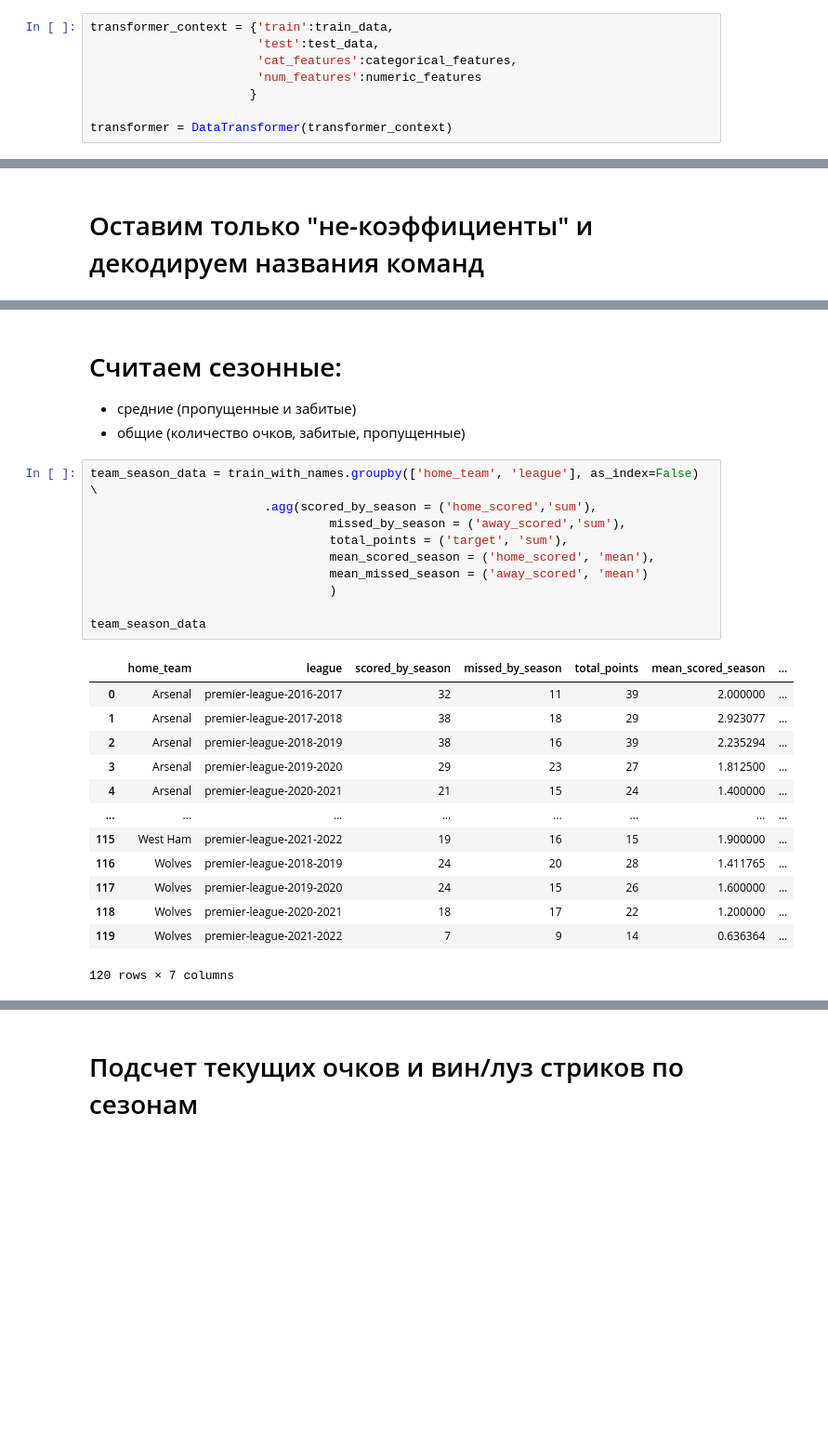
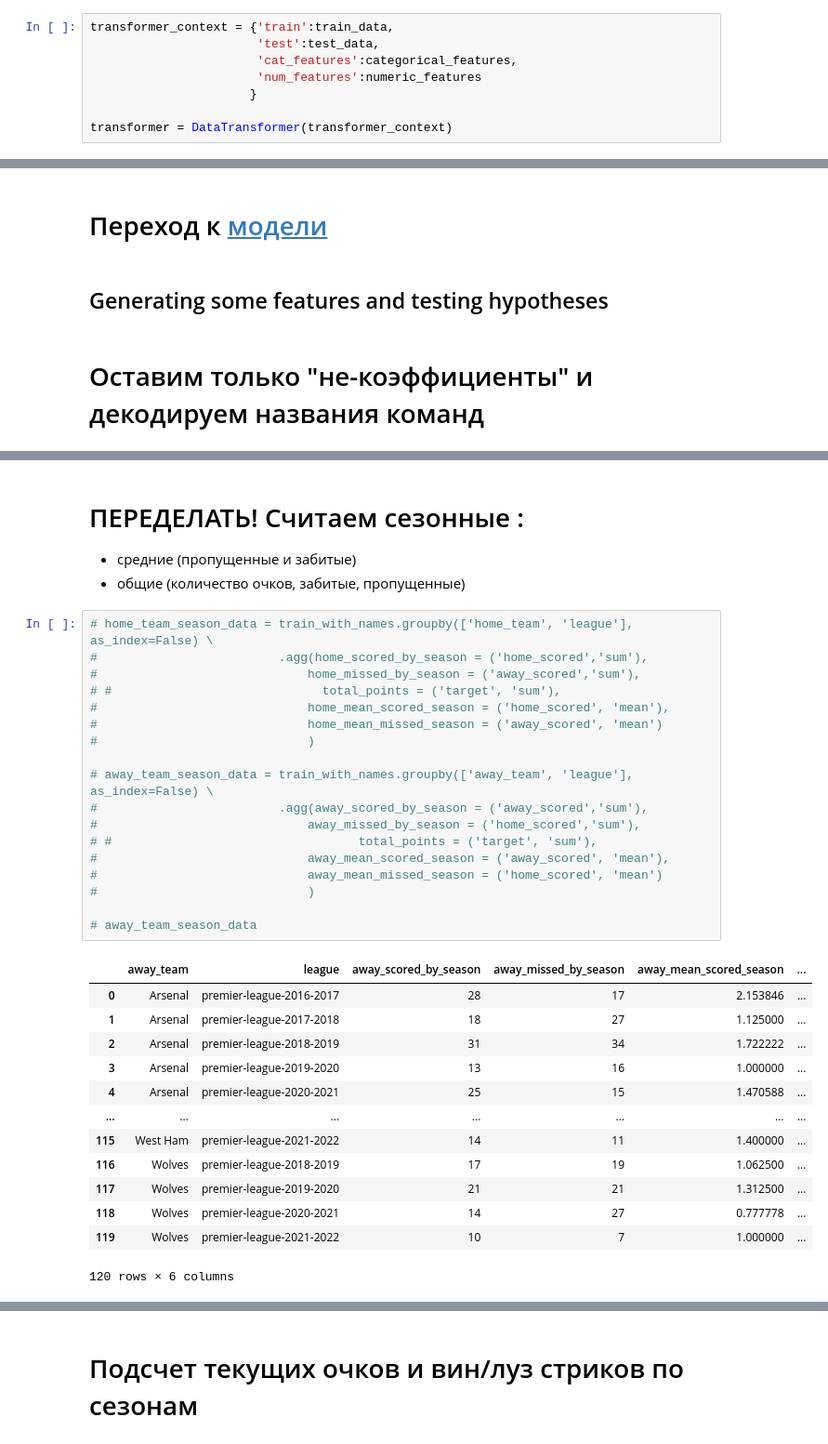
Before and after one commit to macroslav/bets-model, a Jupyter notebook: Bets pipeline.ipynb, the cells around one changed output, grey strips where cells are left out. Shown: that part at 93% size. Cells and saved outputs as stored; diff of their text form; blank space fills up the shorter version.

```diff
--- a/Bets pipeline.ipynb
+++ b/Bets pipeline.ipynb
@@ -87,3 +196,7 @@ test.head()
+# %% [markdown]
+# Переход к [модели](#model)
+# %% [markdown]
+## Generating some features and testing hypotheses
 # %% [markdown]
 # Оставим только "не-коэффициенты" и декодируем названия команд
 # %%
@@ -112,30 +225,38 @@ train_with_names.head()
 | 6 | 2016-09-24 | 14:00 | Saturday | premier-league-2016-2017 | Swansea | Manchester City | 1 | 3 | 0 |
 | 190 | 2016-09-24 | 14:00 | Saturday | premier-league-2016-2017 | Bournemouth | Everton | 1 | 0 | 3 |
 # %% [markdown]
-# Считаем сезонные:
+# ПЕРЕДЕЛАТЬ! Считаем сезонные :
 - средние (пропущенные и забитые)
 - общие (количество очков, забитые, пропущенные)
 # %%
-team_season_data = train_with_names.groupby(['home_team', 'league'], as_index=False) \
-                        .agg(scored_by_season = ('home_scored','sum'),
-                                 missed_by_season = ('away_scored','sum'),
-                                 total_points = ('target', 'sum'),
-                                 mean_scored_season = ('home_scored', 'mean'),
-                                 mean_missed_season = ('away_scored', 'mean')
-                                 )
+# home_team_season_data = train_with_names.groupby(['home_team', 'league'], as_index=False) \
+#                         .agg(home_scored_by_season = ('home_scored','sum'),
+#                             home_missed_by_season = ('away_scored','sum'),
+# #                             total_points = ('target', 'sum'),
+#                             home_mean_scored_season = ('home_scored', 'mean'),
+#                             home_mean_missed_season = ('away_scored', 'mean')
+#                             )
 
-team_season_data
+# away_team_season_data = train_with_names.groupby(['away_team', 'league'], as_index=False) \
+#                         .agg(away_scored_by_season = ('away_scored','sum'),
+#                             away_missed_by_season = ('home_scored','sum'),
+# #                                  total_points = ('target', 'sum'),
+#                             away_mean_scored_season = ('away_scored', 'mean'),
+#                             away_mean_missed_season = ('home_scored', 'mean')
+#                             )
+
+# away_team_season_data
 # %% [output]
-|  | home_team | league | scored_by_season | missed_by_season | total_points | mean_scored_season | ... |
-| 0 | Arsenal | premier-league-2016-2017 | 32 | 11 | 39 | 2.000000 | ... |
-| 1 | Arsenal | premier-league-2017-2018 | 38 | 18 | 29 | 2.923077 | ... |
-| 2 | Arsenal | premier-league-2018-2019 | 38 | 16 | 39 | 2.235294 | ... |
-| 3 | Arsenal | premier-league-2019-2020 | 29 | 23 | 27 | 1.812500 | ... |
-| 4 | Arsenal | premier-league-2020-2021 | 21 | 15 | 24 | 1.400000 | ... |
-| ... | ... | ... | ... | ... | ... | ... | ... |
-| 115 | West Ham | premier-league-2021-2022 | 19 | 16 | 15 | 1.900000 | ... |
-| 116 | Wolves | premier-league-2018-2019 | 24 | 20 | 28 | 1.411765 | ... |
-| 117 | Wolves | premier-league-2019-2020 | 24 | 15 | 26 | 1.600000 | ... |
-| 118 | Wolves | premier-league-2020-2021 | 18 | 17 | 22 | 1.200000 | ... |
-| 119 | Wolves | premier-league-2021-2022 | 7 | 9 | 14 | 0.636364 | ... |
+|  | away_team | league | away_scored_by_season | away_missed_by_season | away_mean_scored_season | ... |
+| 0 | Arsenal | premier-league-2016-2017 | 28 | 17 | 2.153846 | ... |
+| 1 | Arsenal | premier-league-2017-2018 | 18 | 27 | 1.125000 | ... |
+| 2 | Arsenal | premier-league-2018-2019 | 31 | 34 | 1.722222 | ... |
+| 3 | Arsenal | premier-league-2019-2020 | 13 | 16 | 1.000000 | ... |
+| 4 | Arsenal | premier-league-2020-2021 | 25 | 15 | 1.470588 | ... |
+| ... | ... | ... | ... | ... | ... | ... |
+| 115 | West Ham | premier-league-2021-2022 | 14 | 11 | 1.400000 | ... |
+| 116 | Wolves | premier-league-2018-2019 | 17 | 19 | 1.062500 | ... |
+| 117 | Wolves | premier-league-2019-2020 | 21 | 21 | 1.312500 | ... |
+| 118 | Wolves | premier-league-2020-2021 | 14 | 27 | 0.777778 | ... |
+| 119 | Wolves | premier-league-2021-2022 | 10 | 7 | 1.000000 | ... |
-120 rows × 7 columns
+120 rows × 6 columns
```
Also changed, not shown: parts of 66 cells of this notebook, 5 other files.
